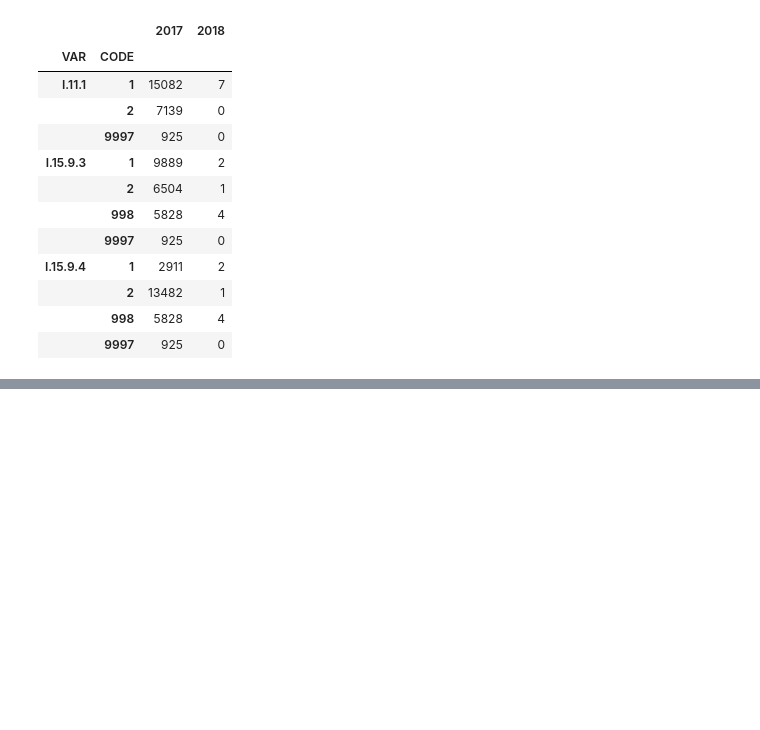
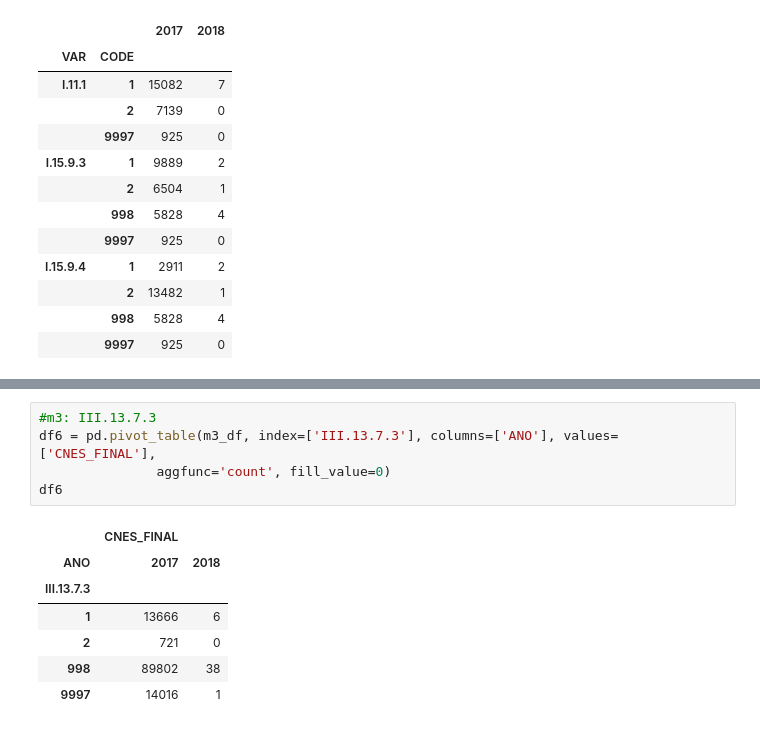
Before and after one commit to nymarya/analise-correlacao-sifilis, a Jupyter notebook: notebooks/3.0-banco-pmaq.ipynb, the cells around one changed output, grey strips where cells are left out. Drawn from its saved outputs; the diff is of its cells as text; blank space fills up the shorter version.

```diff
--- a/notebooks/3.0-banco-pmaq.ipynb
+++ b/notebooks/3.0-banco-pmaq.ipynb
@@ -273,0 +352,13 @@ df_final
+# %%
+#m3: III.13.7.3
+df6 = pd.pivot_table(m3_df, index=['III.13.7.3'], columns=['ANO'], values=['CNES_FINAL'],
+               aggfunc='count', fill_value=0)
+df6
+# %% [output]
+|  | CNES_FINAL |  |
+| ANO | 2017 | 2018 |
+| III.13.7.3 |  |  |
+| 1 | 13666 | 6 |
+| 2 | 721 | 0 |
+| 998 | 89802 | 38 |
+| 9997 | 14016 | 1 |
```
Also changed, not shown: parts of 6 cells of this notebook.
